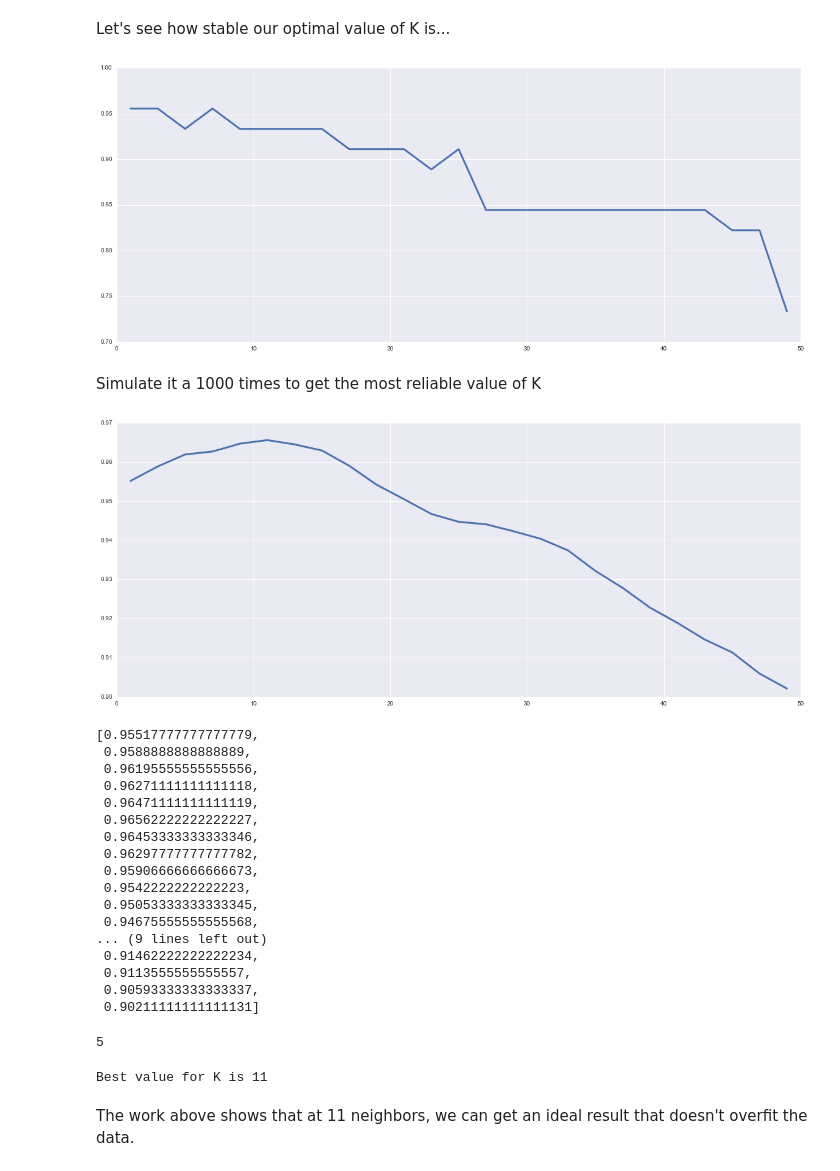
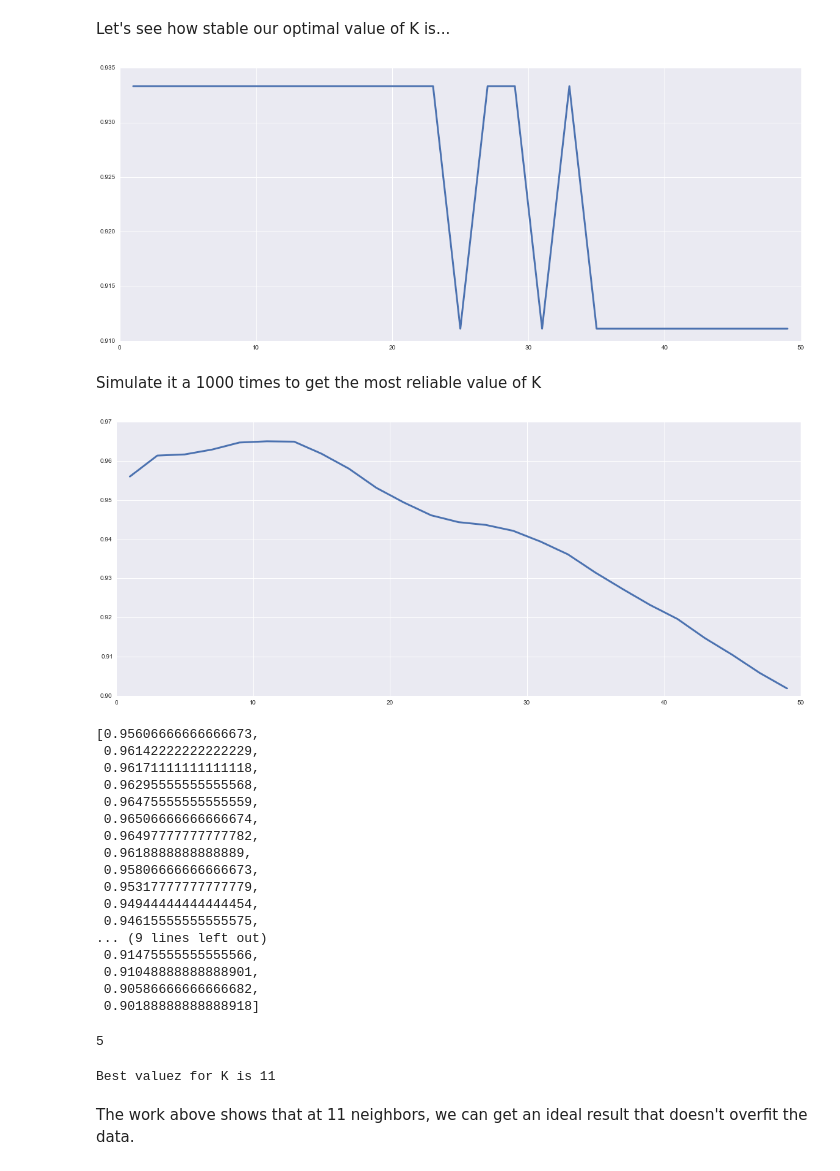
Before and after one commit to lorachow/DS_HK_9, a Jupyter notebook: notebooks/11 - KNN Classification.ipynb, the cells around one changed output. Saved outputs shown, nothing was run; the diff lists cells and outputs as text; code cells hidden in the pictures.

```diff
--- a/notebooks/11 - KNN Classification.ipynb
+++ b/notebooks/11 - KNN Classification.ipynb
@@ -516,22 +553,21 @@ Let's see how stable our optimal value of K is...
 # %%
 # Or by using the built-in method from SciKit-Learn
 from sklearn.cross_validation import train_test_split
 X_train, X_test, y_train, y_test = train_test_split(X, y,
-                                        random_state=10000,
                                         test_size=0.30)
 
 # Loop through each neighbors value from 1 to 51 and append
 # the scores
 scores = []
 for n in n_neighbors:
     clf = KNN(n)
     clf.fit(X_train, y_train)
     scores.append(clf.score(X_test, y_test))
 
 plt.figure(figsize=(20,8))
 plt.plot(n_neighbors, scores, linewidth=3.0);
 # %% [output]
-[figure, old version]
+[figure, new version]
 # %% [markdown]
 Simulate it a 1000 times to get the most reliable value of K
 # %%
@@ -555,27 +591,27 @@ scores = [np.mean(scores[k]) for k in scores]
 plt.figure(figsize=(20,8))
 plt.plot(n_neighbors, scores, linewidth=3.0);
 # %% [output]
-[figure, old version]
+[figure, new version]
 # %%
 scores
 # %% [output]
-[0.95517777777777779,
- 0.9588888888888889,
- 0.96195555555555556,
- 0.96271111111111118,
- 0.96471111111111119,
- 0.96562222222222227,
- 0.96453333333333346,
- 0.96297777777777782,
- 0.95906666666666673,
- 0.9542222222222223,
- 0.95053333333333345,
- 0.94675555555555568,
+[0.95606666666666673,
+ 0.96142222222222229,
+ 0.96171111111111118,
+ 0.96295555555555568,
+ 0.96475555555555559,
+ 0.96506666666666674,
+ 0.96497777777777782,
+ 0.9618888888888889,
+ 0.95806666666666673,
+ 0.95317777777777779,
+ 0.94944444444444454,
+ 0.94615555555555575,
 ... (9 lines left out)
- 0.91462222222222234,
- 0.9113555555555557,
- 0.90593333333333337,
- 0.90211111111111131]
+ 0.91475555555555566,
+ 0.91048888888888901,
+ 0.90586666666666682,
+ 0.90188888888888918]
 # %%
 np.argmax(scores)
 # %% [output]
@@ -583,7 +619,7 @@ np.argmax(scores)
 # %%
 print 'Best valuez for K is', np.argmax(scores) * 2 + 1
 # %% [output]
-Best value for K is 11
+Best valuez for K is 11
 # %% [markdown]
 The work above shows that at 11 neighbors, we can get an ideal result that doesn't overfit the data.
 # %% [markdown]
```
Also changed, not shown: parts of 15 cells of this notebook, 1 other file.
